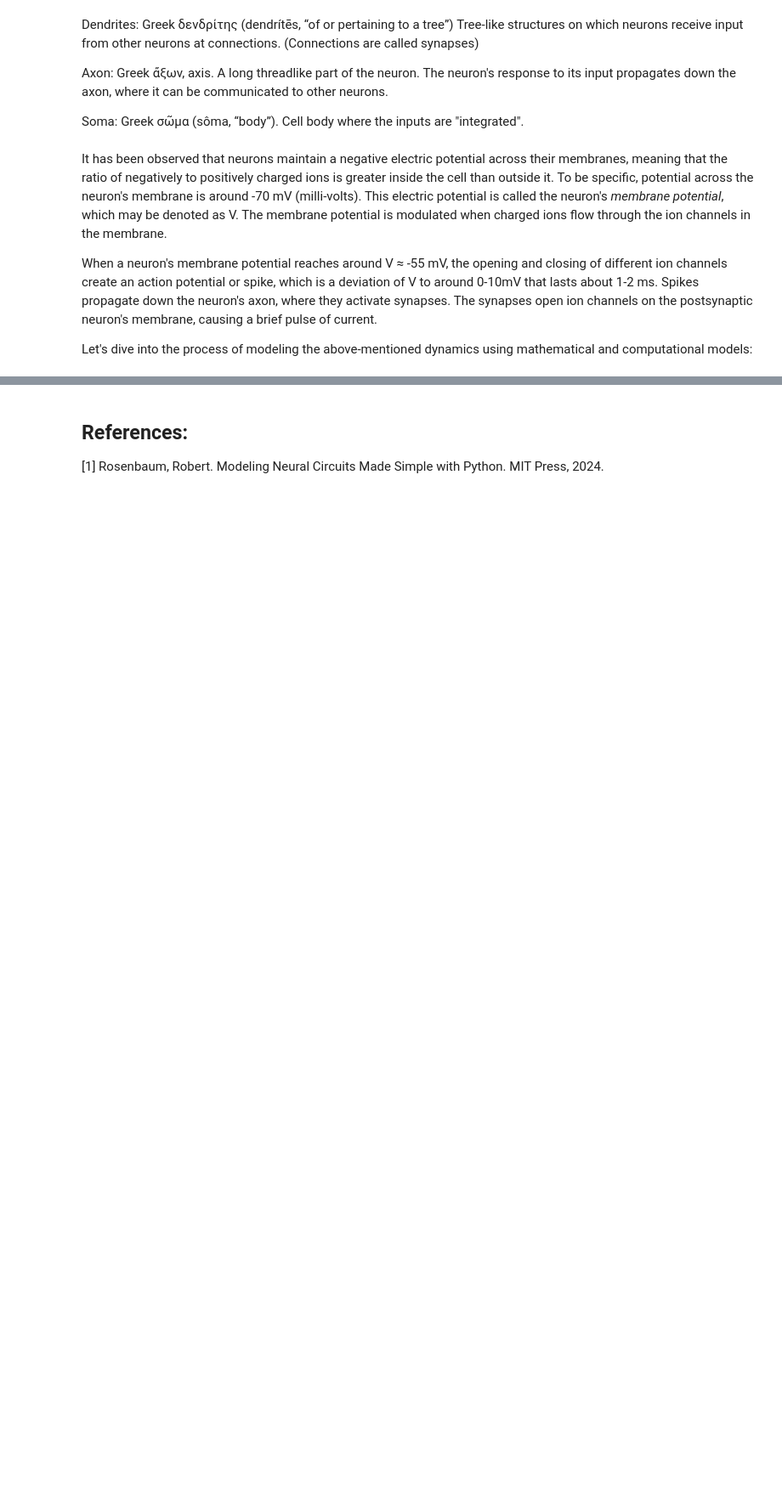
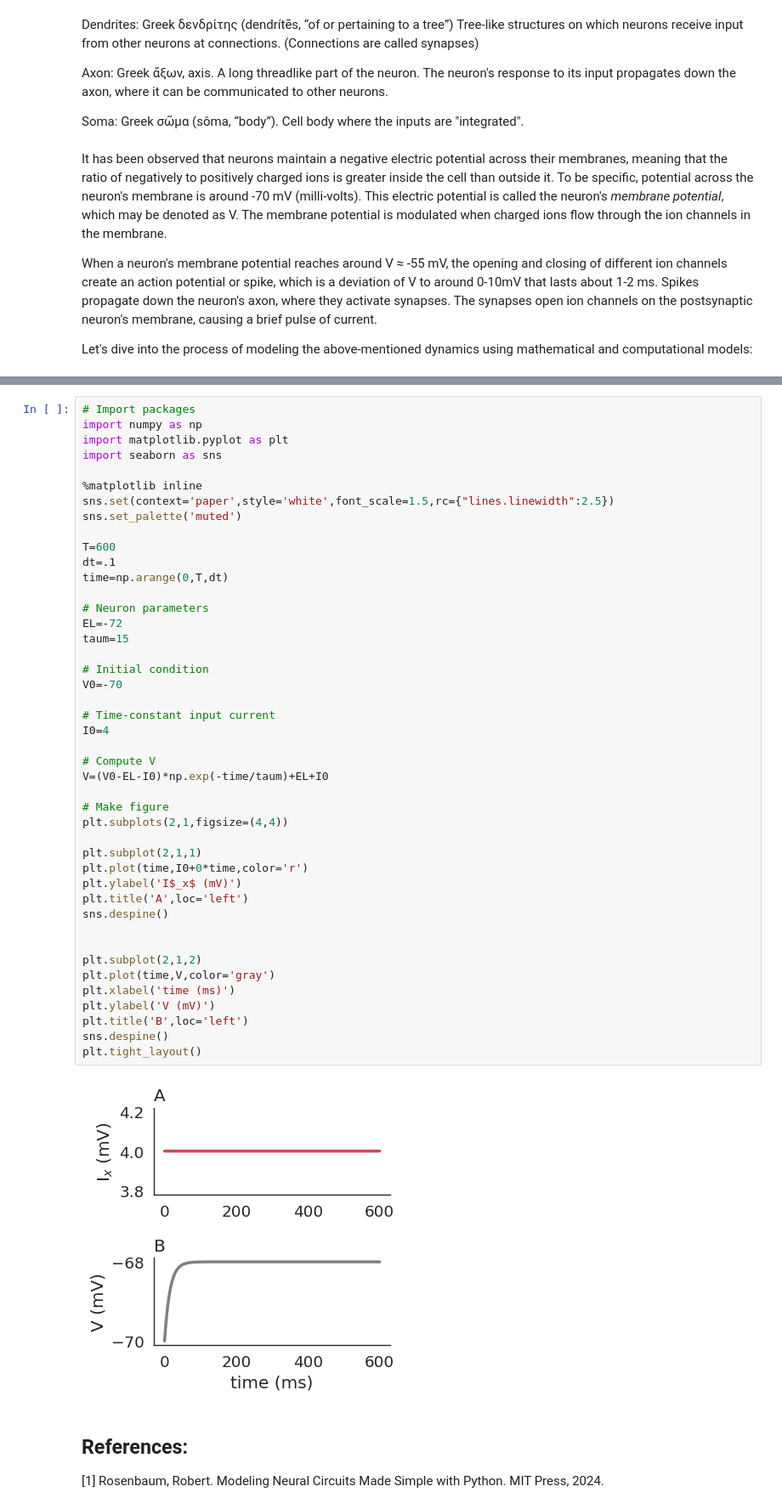
Before and after one commit to Praful22/ModelingNeuralCircuits, a Jupyter notebook: ModelingSingleNeurons.ipynb, the cells around one changed output, grey strips where cells are left out. Shown at 85% size. Cells and saved outputs as stored; diff of their text form; blank space fills up the shorter version.

```diff
--- a/ModelingSingleNeurons.ipynb
+++ b/ModelingSingleNeurons.ipynb
@@ -67,3 +95,49 @@ The conductance $g_L$ measures how strongly V is pulled toward $E_L$.
+# %%
+# Import packages
+import numpy as np
+import matplotlib.pyplot as plt
+import seaborn as sns
+
+%matplotlib inline
+sns.set(context='paper',style='white',font_scale=1.5,rc={"lines.linewidth":2.5})
+sns.set_palette('muted')
+
+T=600
+dt=.1
+time=np.arange(0,T,dt)
+
+# Neuron parameters
+EL=-72
+taum=15
+
+# Initial condition
+V0=-70
+
+# Time-constant input current
+I0=4
+
+# Compute V
+V=(V0-EL-I0)*np.exp(-time/taum)+EL+I0
+
+# Make figure
+plt.subplots(2,1,figsize=(4,4))
+
+plt.subplot(2,1,1)
+plt.plot(time,I0+0*time,color='r')
+plt.ylabel('I$_x$ (mV)')
+plt.title('A',loc='left')
+sns.despine()
+
+
+plt.subplot(2,1,2)
+plt.plot(time,V,color='gray')
+plt.xlabel('time (ms)')
+plt.ylabel('V (mV)')
+plt.title('B',loc='left')
+sns.despine()
+plt.tight_layout()
+# %% [output]
+[figure, added]
 # %% [markdown]
 ## References:
 
```
Also changed, not shown: parts of 2 cells of this notebook.
